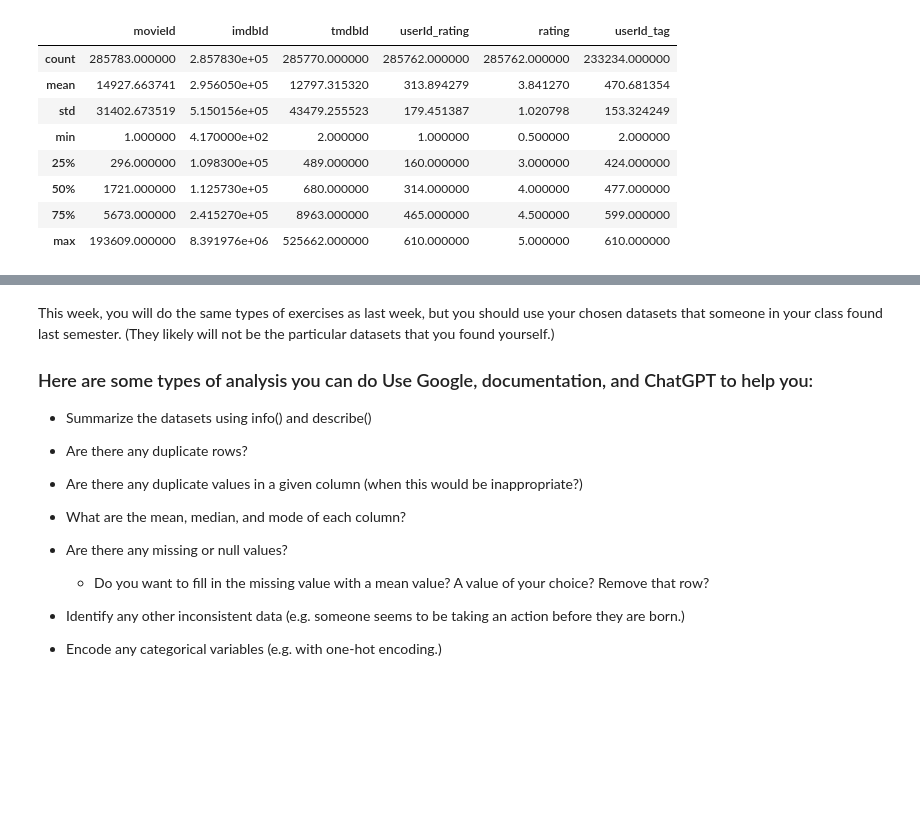
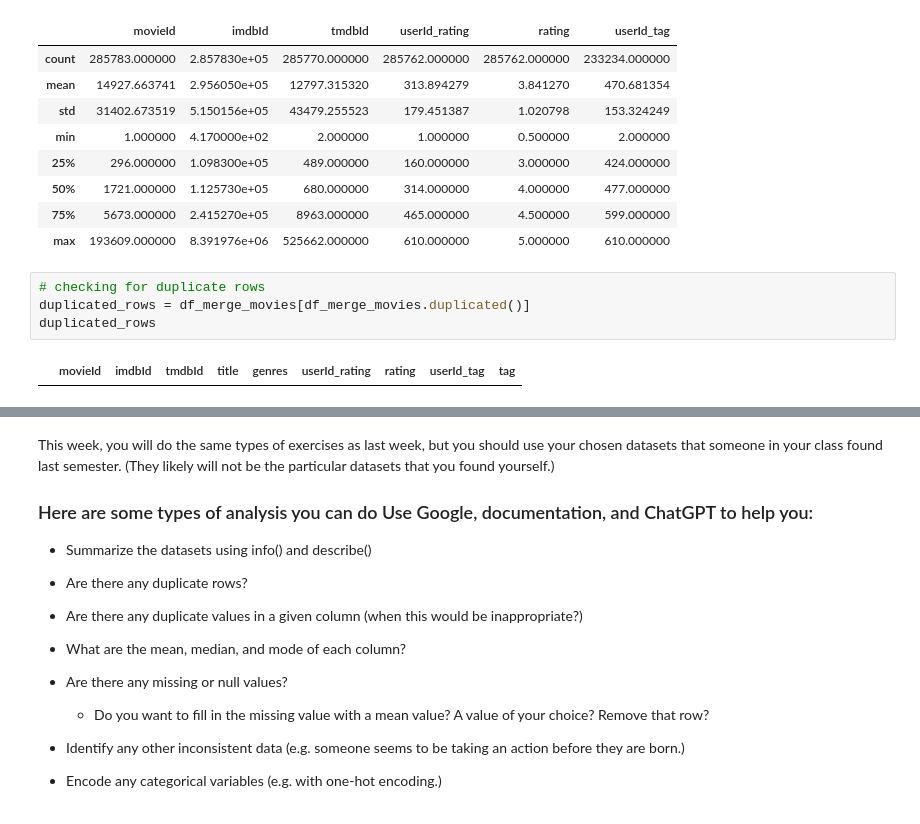
Before and after one commit to keshleem/dx699-summerai-homework2, a Jupyter notebook: OMDS-ModB2-Week2-Martin-Keshia-Lee.ipynb, the cells around one changed output, grey strips where cells are left out. Cells and saved outputs as stored; diff of their text form; blank space fills up the shorter version.

```diff
--- a/OMDS-ModB2-Week2-Martin-Keshia-Lee.ipynb
+++ b/OMDS-ModB2-Week2-Martin-Keshia-Lee.ipynb
@@ -228,3 +228,9 @@ memory usage: 19.6+ MB
 | 50% | 1721.000000 | 1.125730e+05 | 680.000000 | 314.000000 | 4.000000 | 477.000000 |
 | 75% | 5673.000000 | 2.415270e+05 | 8963.000000 | 465.000000 | 4.500000 | 599.000000 |
 | max | 193609.000000 | 8.391976e+06 | 525662.000000 | 610.000000 | 5.000000 | 610.000000 |
+# %%
+# checking for duplicate rows
+duplicated_rows = df_merge_movies[df_merge_movies.duplicated()]
+duplicated_rows
+# %% [output]
+|  | movieId | imdbId | tmdbId | title | genres | userId_rating | rating | userId_tag | tag |
```
Also changed, not shown: parts of 10 cells of this notebook, 1 other file.
